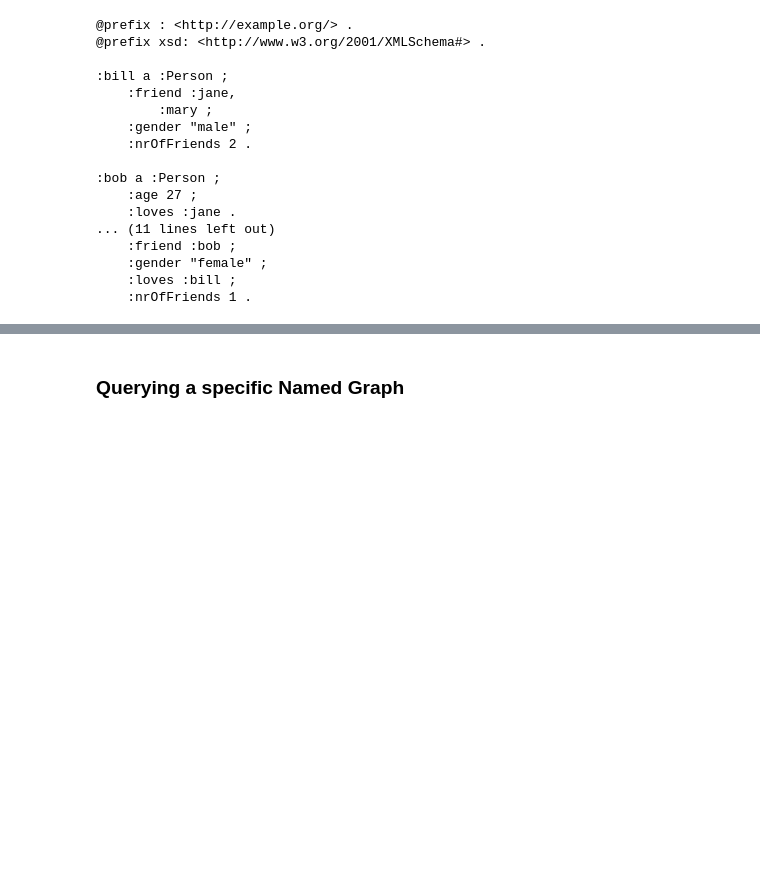
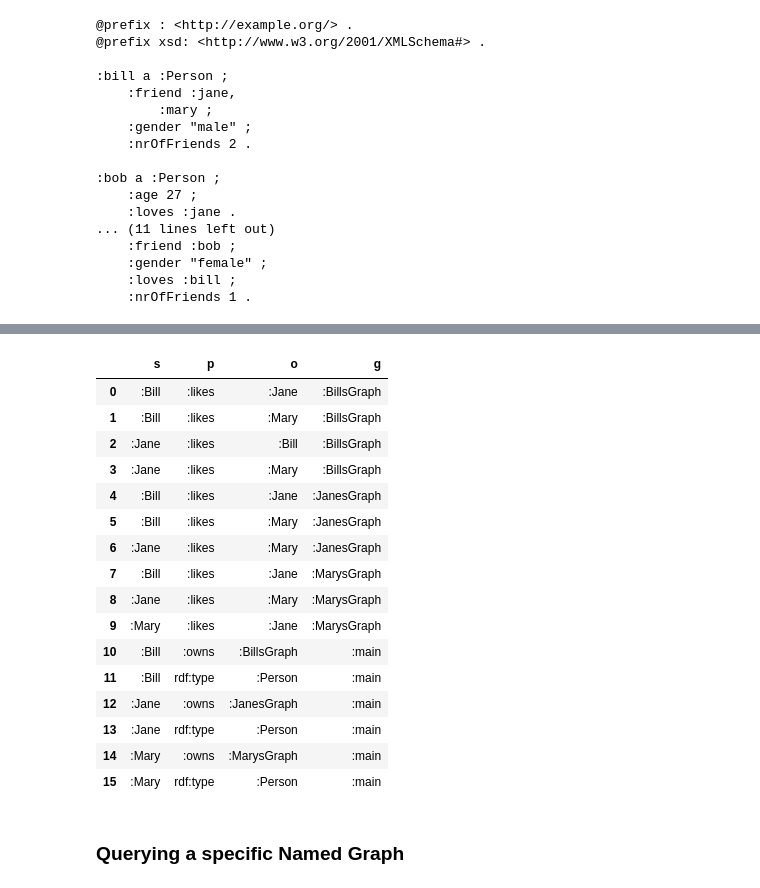
Before and after one commit to jku-win-dke/SemAI, a Jupyter notebook: V04_SPARQL_Update.ipynb, the cells around one changed output, grey strips where cells are left out. Saved outputs shown, nothing was run; the diff lists cells and outputs as text; code cells hidden in the pictures; blank space fills up the shorter version.

```diff
--- a/V04_SPARQL_Update.ipynb
+++ b/V04_SPARQL_Update.ipynb
@@ -312,3 +349,30 @@ df
+# %%
+df = sparql_select(ds,"""
+SELECT ?s ?p ?o ?g
+WHERE {
+ GRAPH ?g {?s ?p ?o}
+}
+ORDER BY ?g ?s ?p ?o
+""")
+df
+# %% [output]
+|  | s | p | o | g |
+| 0 | :Bill | :likes | :Jane | :BillsGraph |
+| 1 | :Bill | :likes | :Mary | :BillsGraph |
+| 2 | :Jane | :likes | :Bill | :BillsGraph |
+| 3 | :Jane | :likes | :Mary | :BillsGraph |
+| 4 | :Bill | :likes | :Jane | :JanesGraph |
+| 5 | :Bill | :likes | :Mary | :JanesGraph |
+| 6 | :Jane | :likes | :Mary | :JanesGraph |
+| 7 | :Bill | :likes | :Jane | :MarysGraph |
+| 8 | :Jane | :likes | :Mary | :MarysGraph |
+| 9 | :Mary | :likes | :Jane | :MarysGraph |
+| 10 | :Bill | :owns | :BillsGraph | :main |
+| 11 | :Bill | rdf:type | :Person | :main |
+| 12 | :Jane | :owns | :JanesGraph | :main |
+| 13 | :Jane | rdf:type | :Person | :main |
+| 14 | :Mary | :owns | :MarysGraph | :main |
+| 15 | :Mary | rdf:type | :Person | :main |
 # %% [markdown]
 ### Querying a specific Named Graph
 # %%
```
Also changed, not shown: parts of 39 cells of this notebook.
